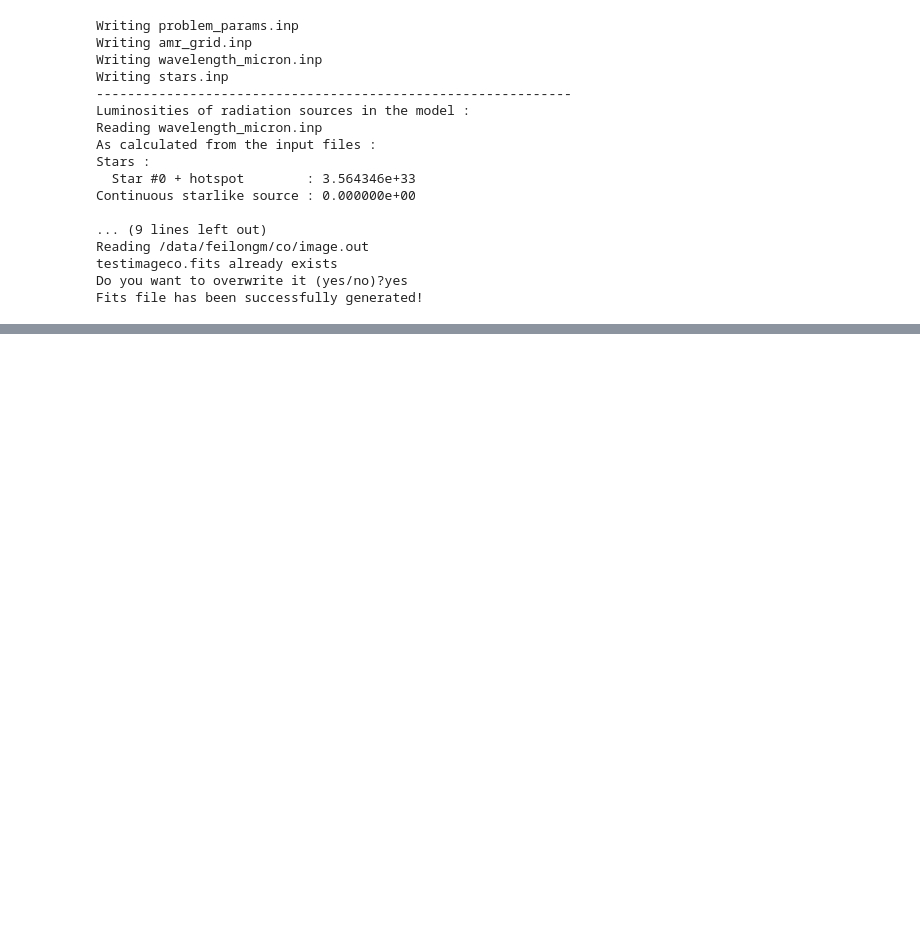
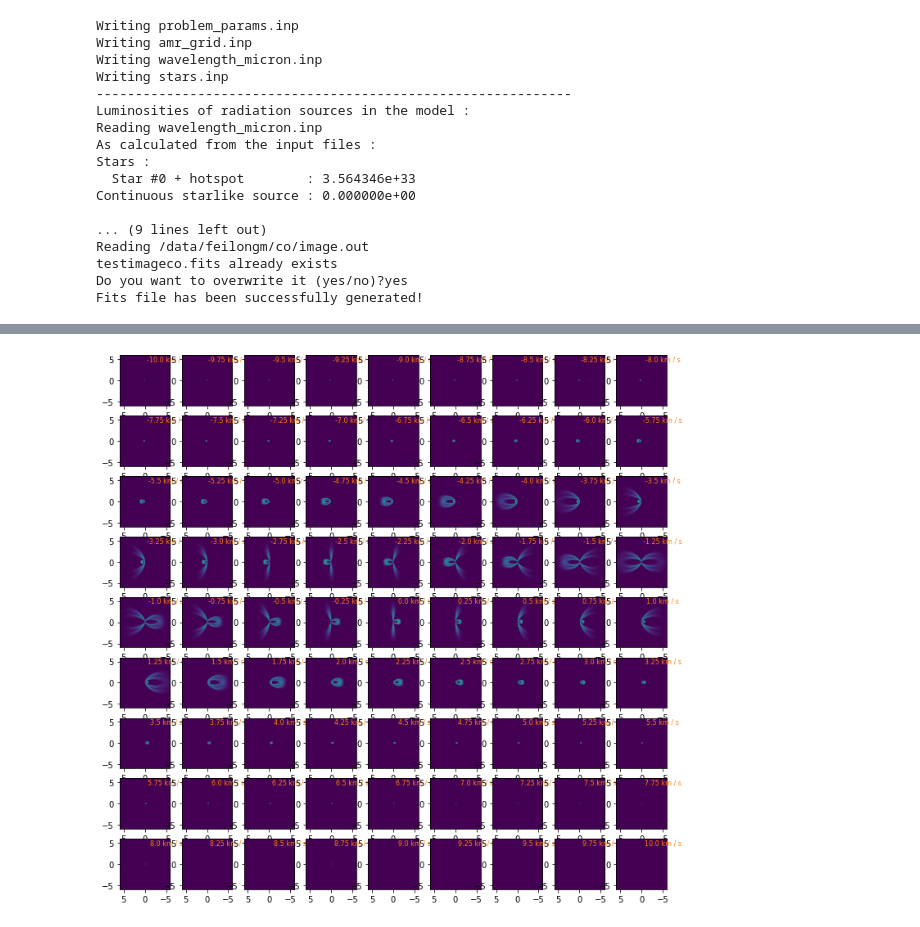
Before and after one commit to feilongm/Notebooks, a Jupyter notebook: notebooks/May_10.ipynb, the cells around one changed output, grey strips where cells are left out. Cells and saved outputs as stored; diff of their text form; code cells hidden in the pictures; blank space fills up the shorter version.

```diff
--- a/notebooks/May_10.ipynb
+++ b/notebooks/May_10.ipynb
@@ -375,0 +438,14 @@ FileNotFoundError: [Errno 2] No such file or directory: '/data/feilongm/c2h/imag
+# %%
+text_kwargs = dict(ha='center', va='center', fontsize=8, color='C1')
+plt.figure(figsize = (12,12))
+naxis1 = header['NAXIS1']
+cdelt1 = header['CDELT1']*3600 #conversion to arcseconds
+cdelt2 = header['CDELT2']*3600 #conversion to arcseconds
+for i in range(1, 82):
+    plt.subplot(9,9,i)
+    plt.imshow(data[i-1], origin='lower', extent = [-0.5*cdelt1*naxis1, 0.5*cdelt1*naxis1,-0.5*cdelt2*naxis1, 0.5*cdelt2*naxis1] )
+    text = np.round(resultVelocity[i-1], 2)
+    plt.text(-5, 5, text, **text_kwargs)
+plt.show()
+# %% [output]
+[figure, added]
```
Also changed, not shown: parts of 5 cells of this notebook.
